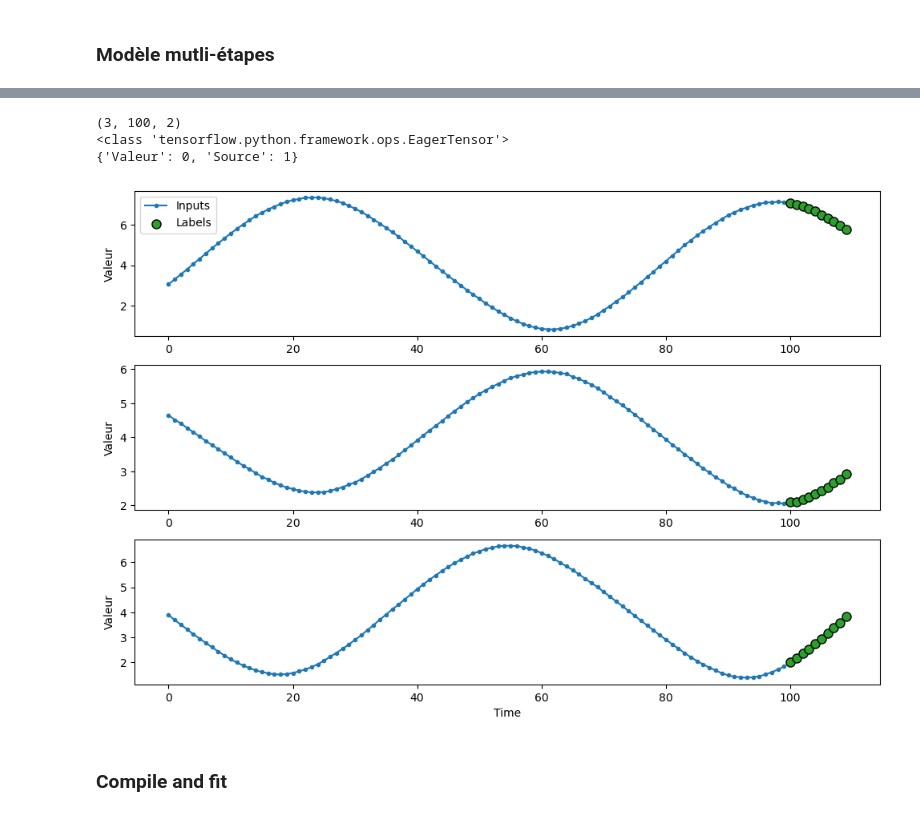
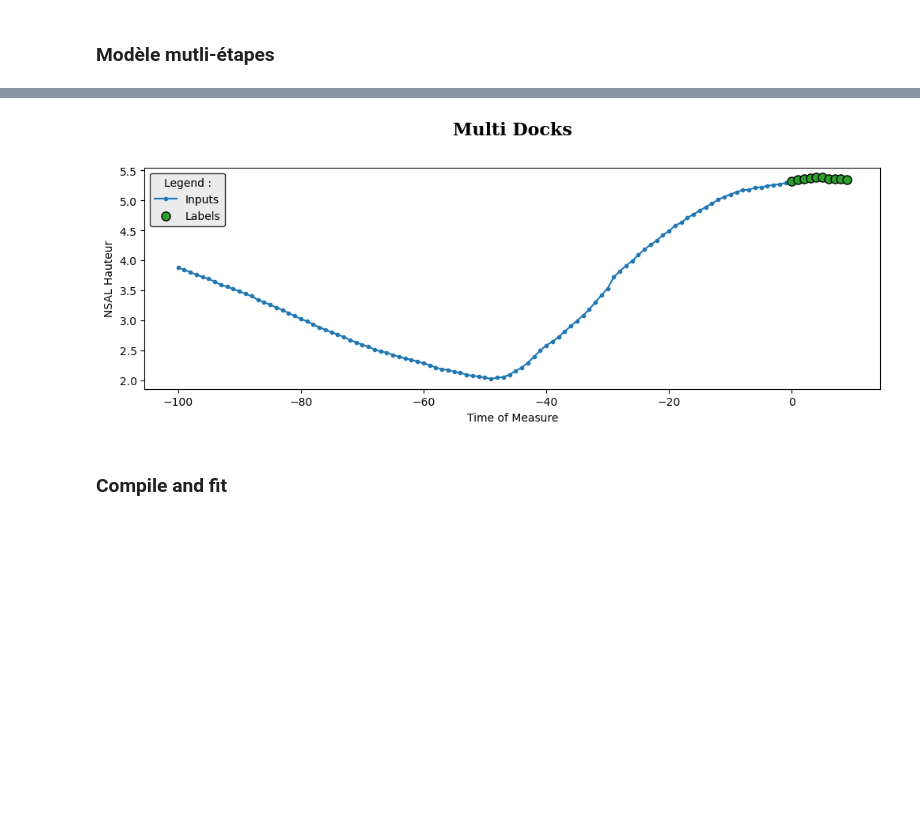
Before and after one commit to AlexandreThomassin/PIIA-Marees, a Jupyter notebook: Prédictions Loire/Multi-Step Model.ipynb, the cells around one changed output, grey strips where cells are left out. Drawn from its saved outputs; the diff is of its cells as text; code cells hidden in the pictures; blank space fills up the shorter version.

```diff
--- a/Prédictions Loire/Multi-Step Model.ipynb
+++ b/Prédictions Loire/Multi-Step Model.ipynb
@@ -26,6 +46,7 @@ Your kernel may have been built without NUMA support.
 Your kernel may have been built without NUMA support.
 # %%
-df = pandas.read_csv("1866_2022_3.csv")
-date_time = pandas.to_datetime(df.pop('Date'), format='%d/%m/%Y %H:%M:%S')
+df = pandas.read_csv("dock.csv", index_col=0)
+# date_time = pandas.to_datetime(df.pop('Date'), format='%d/%m/%Y %H:%M:%S')
+columns = list(df.columns)
 print(df)
 # %% [output]
@@ -46,8 +70,8 @@ print(df)
 # %%
-values = df.loc[df["Source"] == 3]
+values = df
 #values.pop('Source')
 #date_time = pandas.to_datetime(values.pop('Date'), format='%d/%m/%Y %H:%M:%S')
 #values["Time"] = [(i)*10 for i in range(len(values))]
 #values.drop('Source', axis = 1, inplace = True)
 #values['Valeur'] = values['Valeur'].transform(lambda x: int(1000*x))
-print(values)
+#print(values)
@@ -69,8 +77,0 @@ print(values)
-# %%
-begin = 0
-end = 1000
-fig, ax = plt.subplots(1, 1, figsize = (10,5))
-ax.plot(values['Time'].values[begin:end+1],values['Valeur'].values[begin:end+1])
-#ax.set_xlabel(f"Time since  {values['Time'][0]}  (min)")
-ax.set_ylabel("Height (m)")
-plt.show()
@@ -335,15 +392,13 @@ OUT_STEPS = 10
 multi_window = WindowGenerator(input_width=100,
                                label_width=OUT_STEPS,
                                shift=OUT_STEPS,
-                               label_columns = ['Valeur'])
+                               label_columns=["NSAL Hauteur"])
 
-example_window = tf.stack([np.array(train_df[:multi_window.total_window_size]),
-                           np.array(train_df[6000:6000+multi_window.total_window_size]),
-                           np.array(train_df[50000:50000+multi_window.total_window_size])])
+example_window = tf.stack([np.array(test_df[:multi_window.total_window_size])])
 
 example_inputs, example_labels = multi_window.split_window(example_window)
 multi_window._example = example_inputs, example_labels
 #print(example_inputs)
 
-multi_window.plot()
+multi_window.plot(figname="Multi Docks")
 # %% [output]
@@ -366,7 +406,4 @@ Your kernel may have been built without NUMA support.
-(3, 100, 2)
-<class 'tensorflow.python.framework.ops.EagerTensor'>
-{'Valeur': 0, 'Source': 1}
-[figure, old version]
+[figure, new version]
 # %% [markdown]
 ### Compile and fit
 # %%
```
Also changed, not shown: parts of 35 cells of this notebook, 31 other files.
